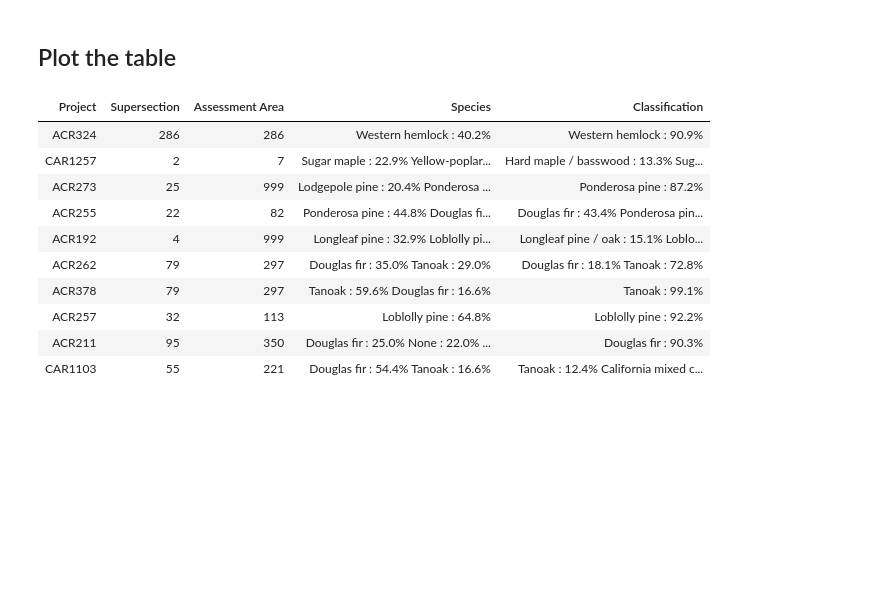
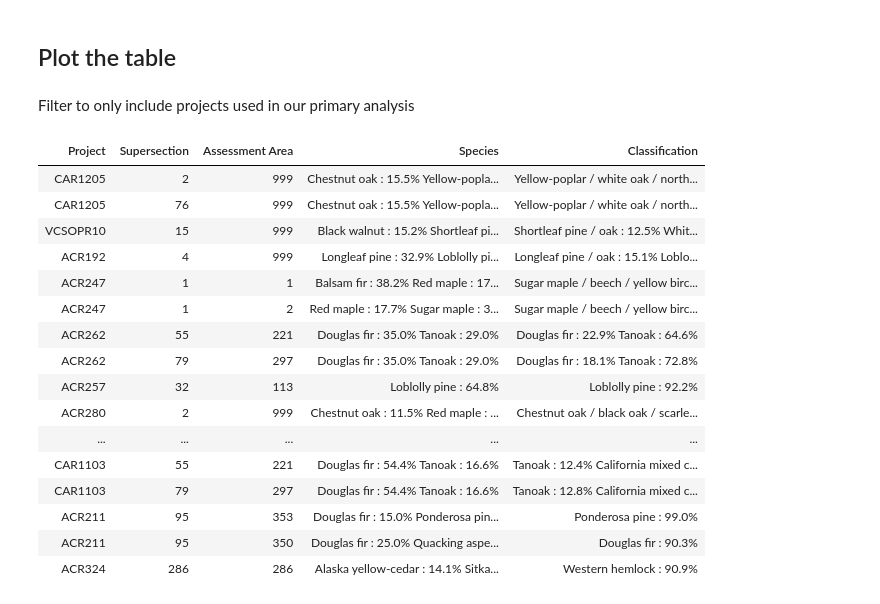
Before and after one commit to carbonplan/forest-offsets-paper, a Jupyter notebook: notebooks/Supplementary-Table-2.ipynb, the cells around one changed output. Cells and saved outputs as stored; diff of their text form; code cells hidden in the pictures; blank space fills up the shorter version.

```diff
--- a/notebooks/Supplementary-Table-2.ipynb
+++ b/notebooks/Supplementary-Table-2.ipynb
@@ -23,19 +30,33 @@ df = pd.DataFrame()
 df['Project'] = [d['id'] for d in data]
 df['Supersection'] = [d['ss_id'] for d in data]
 df['Assessment Area'] = [d['aa_id'] for d in data]
-df['Species'] = ['\n'.join([str(s['name']).capitalize() + ' : ' + '%.1f' % (s['fraction'] * 100) + '%' for s in d['species']]) for d in data]
-df['Classification'] = ['\n'.join([str(s[0]).capitalize() + ' : ' + '%.1f' % (s[1] * 100) + '%' for s in d['classification']]) for d in data]
+df['Species'] = [
+    '\n'.join([str(s['name']).capitalize() + ' : ' + '%.1f' % (s['fraction'] * 100) + '%' for s in d['species']]) for d in data
+]
+df['Classification'] = [
+    '\n'.join([str(s[0]).capitalize() + ' : ' + '%.1f' % (s[1] * 100) + '%' for s in d['classification']]) for d in data
+]
+# %% [markdown]
+Filter to only include projects used in our primary analysis
+# %%
+df = df[[d[1]['Project'] in analysis.keys() for d in df.iterrows()]]
 # %%
-df.sample(10).drop_duplicates().style.set_properties(**{'white-space': 'pre-wrap',}).hide_index()
+df.drop_duplicates().style.set_properties(**{'white-space': 'pre-wrap',}).hide_index()
 # %% [output]
 | Project | Supersection | Assessment Area | Species | Classification |
-| ACR324 | 286 | 286 | Western hemlock : 40.2% | Western hemlock : 90.9% |
-| CAR1257 | 2 | 7 | Sugar maple : 22.9% Yellow-poplar... | Hard maple / basswood : 13.3% Sug... |
-| ACR273 | 25 | 999 | Lodgepole pine : 20.4% Ponderosa ... | Ponderosa pine : 87.2% |
-| ACR255 | 22 | 82 | Ponderosa pine : 44.8% Douglas fi... | Douglas fir : 43.4% Ponderosa pin... |
+| CAR1205 | 2 | 999 | Chestnut oak : 15.5% Yellow-popla... | Yellow-poplar / white oak / north... |
+| CAR1205 | 76 | 999 | Chestnut oak : 15.5% Yellow-popla... | Yellow-poplar / white oak / north... |
+| VCSOPR10 | 15 | 999 | Black walnut : 15.2% Shortleaf pi... | Shortleaf pine / oak : 12.5% Whit... |
 | ACR192 | 4 | 999 | Longleaf pine : 32.9% Loblolly pi... | Longleaf pine / oak : 15.1% Loblo... |
+| ACR247 | 1 | 1 | Balsam fir : 38.2% Red maple : 17... | Sugar maple / beech / yellow birc... |
+| ACR247 | 1 | 2 | Red maple : 17.7% Sugar maple : 3... | Sugar maple / beech / yellow birc... |
+| ACR262 | 55 | 221 | Douglas fir : 35.0% Tanoak : 29.0% | Douglas fir : 22.9% Tanoak : 64.6% |
 | ACR262 | 79 | 297 | Douglas fir : 35.0% Tanoak : 29.0% | Douglas fir : 18.1% Tanoak : 72.8% |
-| ACR378 | 79 | 297 | Tanoak : 59.6% Douglas fir : 16.6% | Tanoak : 99.1% |
 | ACR257 | 32 | 113 | Loblolly pine : 64.8% | Loblolly pine : 92.2% |
-| ACR211 | 95 | 350 | Douglas fir : 25.0% None : 22.0% ... | Douglas fir : 90.3% |
+| ACR280 | 2 | 999 | Chestnut oak : 11.5% Red maple : ... | Chestnut oak / black oak / scarle... |
+| ... | ... | ... | ... | ... |
 | CAR1103 | 55 | 221 | Douglas fir : 54.4% Tanoak : 16.6% | Tanoak : 12.4% California mixed c... |
+| CAR1103 | 79 | 297 | Douglas fir : 54.4% Tanoak : 16.6% | Tanoak : 12.8% California mixed c... |
+| ACR211 | 95 | 353 | Douglas fir : 15.0% Ponderosa pin... | Ponderosa pine : 99.0% |
+| ACR211 | 95 | 350 | Douglas fir : 25.0% Quacking aspe... | Douglas fir : 90.3% |
+| ACR324 | 286 | 286 | Alaska yellow-cedar : 14.1% Sitka... | Western hemlock : 90.9% |
```
Also changed, not shown: parts of 1 cell of this notebook, 1 other file.
